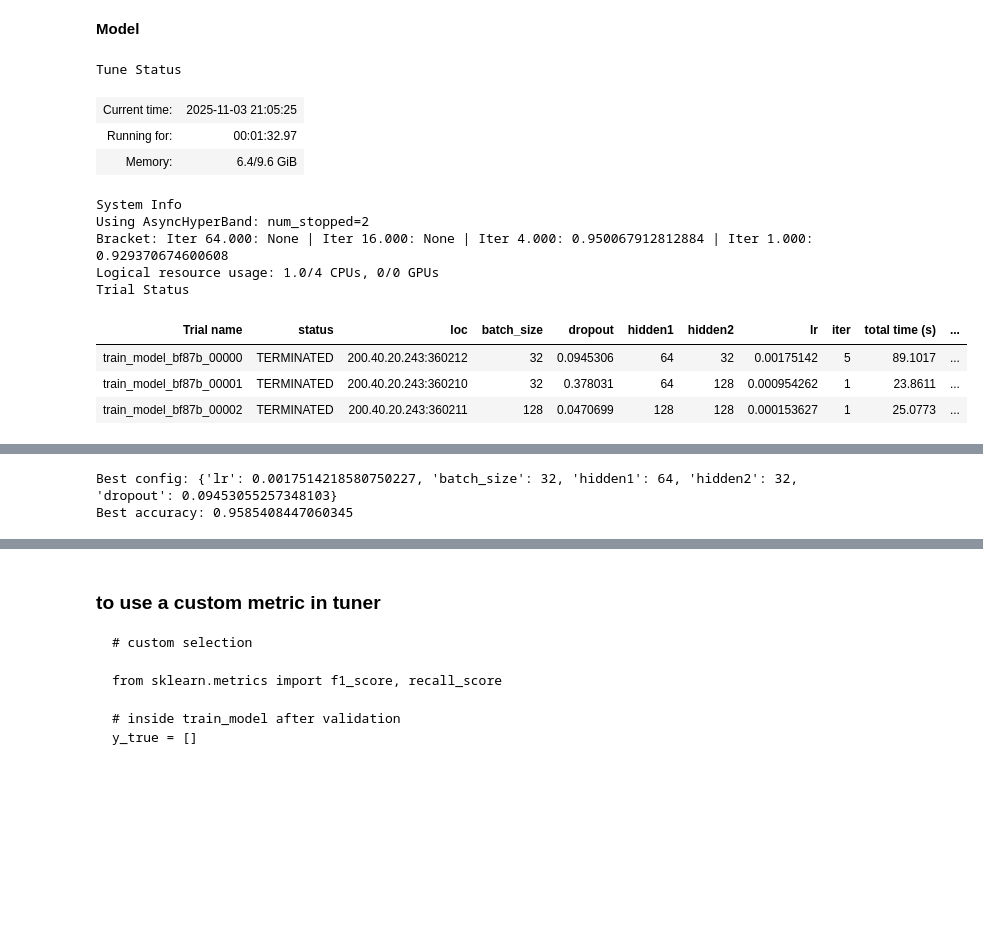
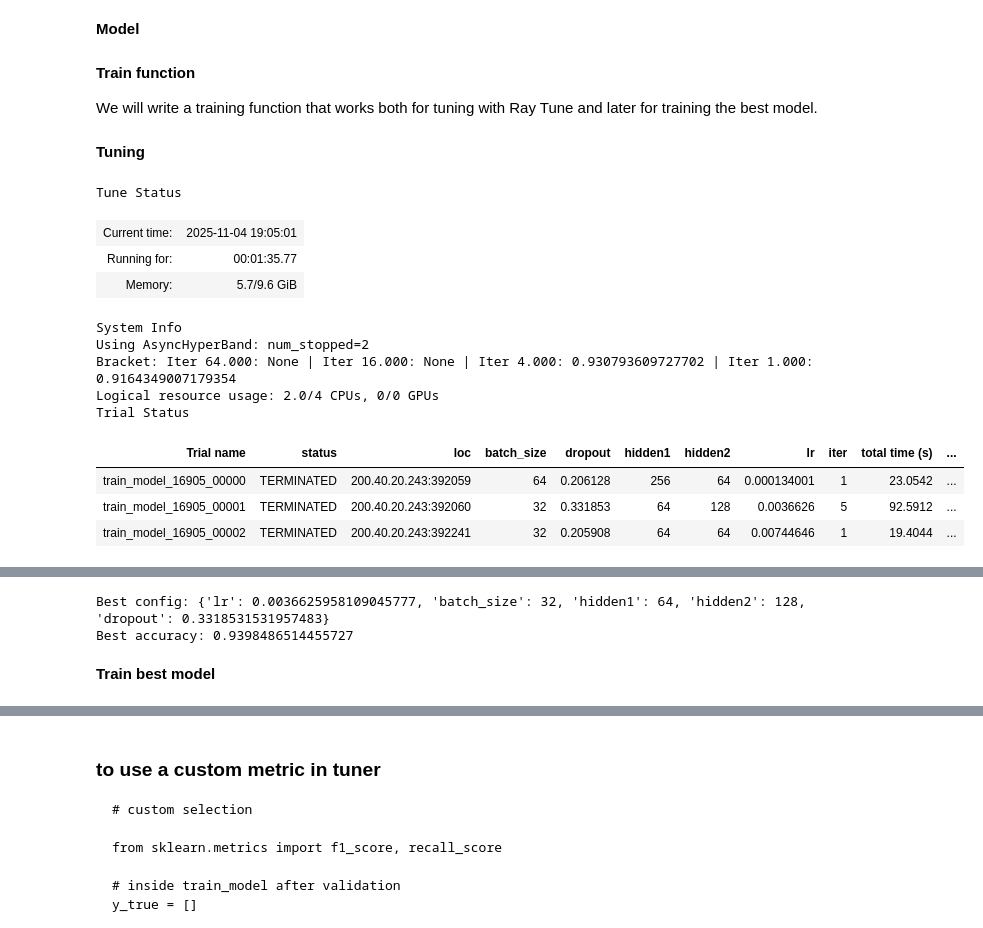
Before and after one commit to MNGARCIA085/AI-Driven-Network-Security, a Jupyter notebook: notebooks/EDA and Quick Prototyping.ipynb, the cells around one changed output, grey strips where cells are left out. Saved outputs shown, nothing was run; the diff lists cells and outputs as text; code cells hidden in the pictures; blank space fills up the shorter version.

```diff
--- a/notebooks/EDA and Quick Prototyping.ipynb
+++ b/notebooks/EDA and Quick Prototyping.ipynb
@@ -586,14 +579,17 @@ import copy
+# %% [markdown]
+**Train function**
+
+We will write a training function that works both for tuning with Ray Tune and later for training the best model.
 # %%
 # train model
 def train_model(config, X_train, y_train, X_val, y_val, input_size, num_classes, **kwargs):
 
     tuning = kwargs.get("tuning", False)
+    num_epochs = kwargs.get("num_epochs", 5)
+    patience = kwargs.get("patience", 3)
+    epochs_no_improve = kwargs.get("epochs_no_improve", 0)
 
-    num_epochs = 5
-    patience = 3  # stop if val accuracy does not improve after 5 epochs
     best_val_acc = 0
-    epochs_no_improve = 0
-
 
     # Ensure numpy arrays (in case user passes DataFrames)
     if hasattr(X_train, "values"):
@@ -664,10 +660,11 @@ def train_model(config, X_train, y_train, X_val, y_val, input_size, num_classes,
                 print(f"Early stopping triggered at epoch {epoch+1}")
                 break
 
-    # i have to return the model becaise i create it inside the fn; but just if
-    # its not for tuning
+    # if not tuning return best model
     if not tuning:
         return best_model
+# %% [markdown]
+**Tuning**
 # %%
 from ray import tune
 from ray.tune.schedulers import ASHAScheduler
@@ -684,48 +681,43 @@ search_space = {
 scheduler = ASHAScheduler(metric="val_accuracy", mode="max")
 
 
-# later on top
-input_size = X_train.shape[1]
-num_classes = n_classes = np.unique(y_train).size
-
-
 tuner = tune.Tuner(
     tune.with_resources(
         tune.with_parameters(
             train_model,
             X_train=X_train,
             y_train=y_train,
             X_val=X_val,
             y_val=y_val,
             input_size=input_size,
             num_classes=num_classes,
             tuning=True,
         ),
-        resources={"cpu": 1}
+        resources={"cpu": 2}
     ),
     tune_config=tune.TuneConfig(
         num_samples=3,  # number of configs to test
         scheduler=scheduler
     ),
     param_space=search_space,
 )
 
 results = tuner.fit()
 
 best_result = results.get_best_result("val_accuracy", "max")
 print("Best config:", best_result.config)
 print("Best accuracy:", best_result.metrics["val_accuracy"])
 # %% [output]
 Tune Status
-| Current time: | 2025-11-03 21:05:25 |
-| Running for: | 00:01:32.97 |
-| Memory: | 6.4/9.6 GiB |
+| Current time: | 2025-11-04 19:05:01 |
+| Running for: | 00:01:35.77 |
+| Memory: | 5.7/9.6 GiB |
 System Info
 Using AsyncHyperBand: num_stopped=2
-Bracket: Iter 64.000: None | Iter 16.000: None | Iter 4.000: 0.950067912812884 | Iter 1.000: 0.929370674600608
-Logical resource usage: 1.0/4 CPUs, 0/0 GPUs
+Bracket: Iter 64.000: None | Iter 16.000: None | Iter 4.000: 0.930793609727702 | Iter 1.000: 0.9164349007179354
+Logical resource usage: 2.0/4 CPUs, 0/0 GPUs
 Trial Status
 | Trial name | status | loc | batch_size | dropout | hidden1 | hidden2 | lr | iter | total time (s) | ... |
-| train_model_bf87b_00000 | TERMINATED | 200.40.20.243:360212 | 32 | 0.0945306 | 64 | 32 | 0.00175142 | 5 | 89.1017 | ... |
-| train_model_bf87b_00001 | TERMINATED | 200.40.20.243:360210 | 32 | 0.378031 | 64 | 128 | 0.000954262 | 1 | 23.8611 | ... |
-| train_model_bf87b_00002 | TERMINATED | 200.40.20.243:360211 | 128 | 0.0470699 | 128 | 128 | 0.000153627 | 1 | 25.0773 | ... |
+| train_model_16905_00000 | TERMINATED | 200.40.20.243:392059 | 64 | 0.206128 | 256 | 64 | 0.000134001 | 1 | 23.0542 | ... |
+| train_model_16905_00001 | TERMINATED | 200.40.20.243:392060 | 32 | 0.331853 | 64 | 128 | 0.0036626 | 5 | 92.5912 | ... |
+| train_model_16905_00002 | TERMINATED | 200.40.20.243:392241 | 32 | 0.205908 | 64 | 64 | 0.00744646 | 1 | 19.4044 | ... |
@@ -734,4 +726,6 @@ Trial Status
-Best config: {'lr': 0.0017514218580750227, 'batch_size': 32, 'hidden1': 64, 'hidden2': 32, 'dropout': 0.09453055257348103}
-Best accuracy: 0.9585408447060345
+Best config: {'lr': 0.0036625958109045777, 'batch_size': 32, 'hidden1': 64, 'hidden2': 128, 'dropout': 0.3318531531957483}
+Best accuracy: 0.9398486514455727
+# %% [markdown]
+**Train best model**
 # %%
 # train bets model
```
Also changed, not shown: parts of 19 cells of this notebook.
